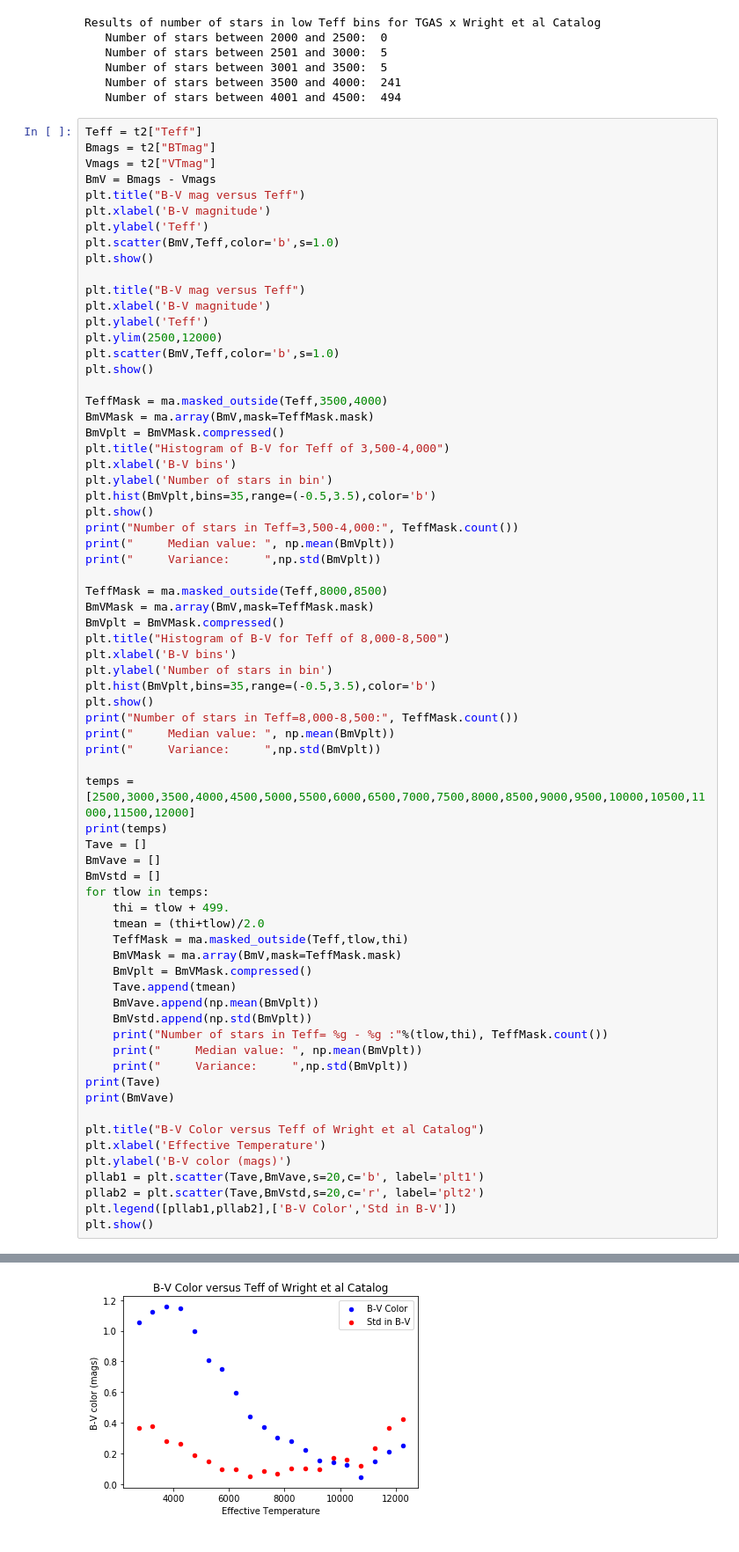
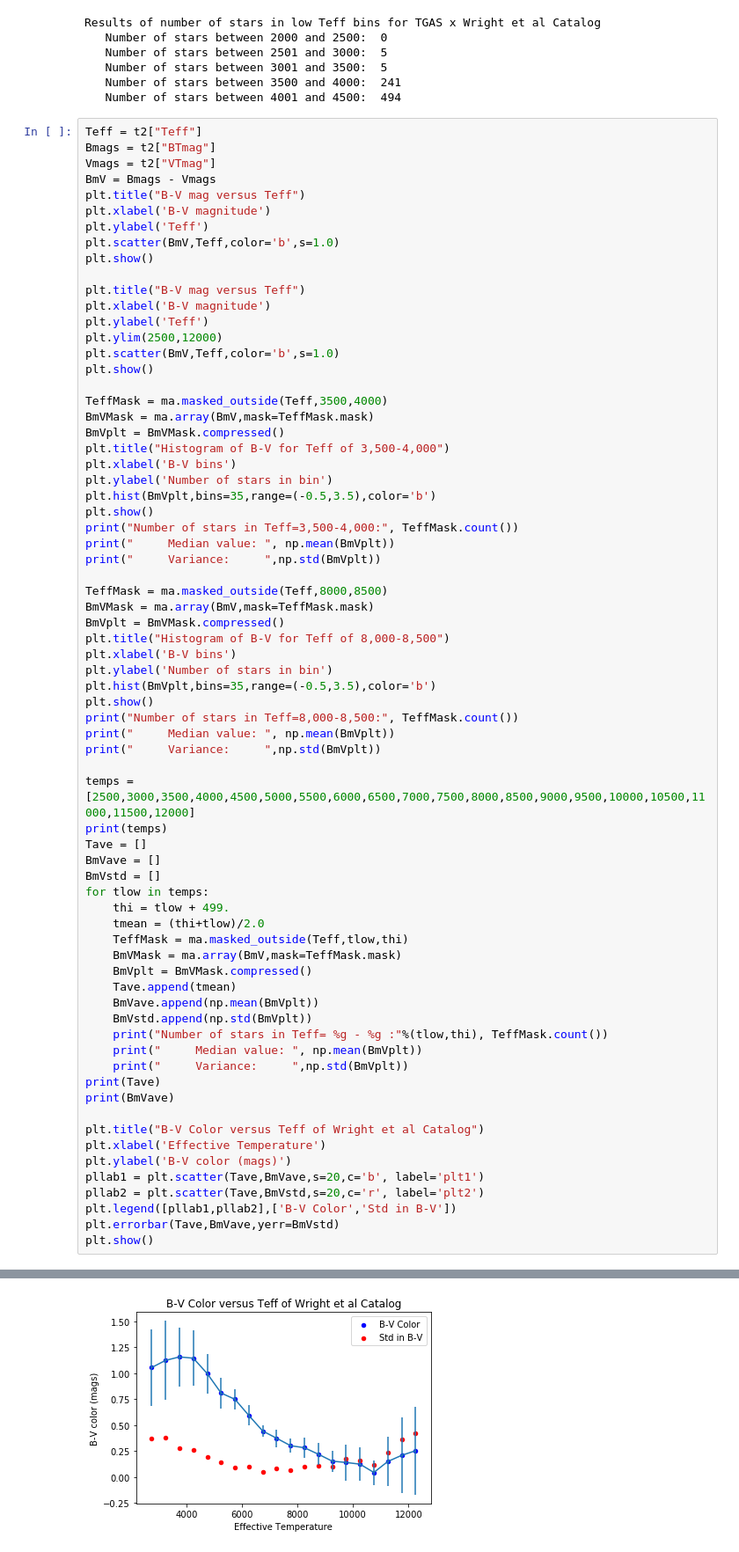
Before and after one commit to leemundy/GAIA, a Jupyter notebook: Work-Areas/lgm/notebooks/Missing-cool-stars.ipynb, the cells around one changed output, grey strips where cells are left out. Shown: that part at 88% size. Drawn from its saved outputs; the diff is of its cells as text.

```diff
--- a/Work-Areas/lgm/notebooks/Missing-cool-stars.ipynb
+++ b/Work-Areas/lgm/notebooks/Missing-cool-stars.ipynb
@@ -286,31 +286,32 @@ plt.xlabel('Effective Temperature')
 plt.ylabel('B-V color (mags)')
 pllab1 = plt.scatter(Tave,BmVave,s=20,c='b', label='plt1')
 pllab2 = plt.scatter(Tave,BmVstd,s=20,c='r', label='plt2')
 plt.legend([pllab1,pllab2],['B-V Color','Std in B-V'])
+plt.errorbar(Tave,BmVave,yerr=BmVstd)
 plt.show()
 # %% [output]
 [figure]
 [figure]
 [figure]
 Number of stars in Teff=3,500-4,000: 241
      Median value:  1.16004
      Variance:      0.285972
 [figure]
 Number of stars in Teff=8,000-8,500: 360
      Median value:  0.283161
      Variance:      0.101145
 [2500, 3000, 3500, 4000, 4500, 5000, 5500, 6000, 6500, 7000, 7500, 8000, 8500, 9000, 9500, 10000, 10500, 11000, 11500, 12000]
 Number of stars in Teff= 2500 - 2999 : 5
      Median value:  1.0554
      Variance:      0.368924
 Number of stars in Teff= 3000 - 3499 : 5
      Median value:  1.1244
      Variance:      0.380902
 Number of stars in Teff= 3500 - 3999 : 234
      Median value:  1.15772
 ... (50 lines left out)
      Median value:  0.254333
      Variance:      0.423813
 [2749.5, 3249.5, 3749.5, 4249.5, 4749.5, 5249.5, 5749.5, 6249.5, 6749.5, 7249.5, 7749.5, 8249.5, 8749.5, 9249.5, 9749.5, 10249.5, 10749.5, 11249.5, 11749.5, 12249.5]
 [1.0553999, 1.1243999, 1.1577221, 1.1455052, 0.99764222, 0.81009889, 0.7494204, 0.59371066, 0.44384608, 0.37453043, 0.30304721, 0.2831611, 0.22083335, 0.1539202, 0.14110366, 0.12500003, 0.045142855, 0 ...
-[figure, old version]
+[figure, new version]
```
